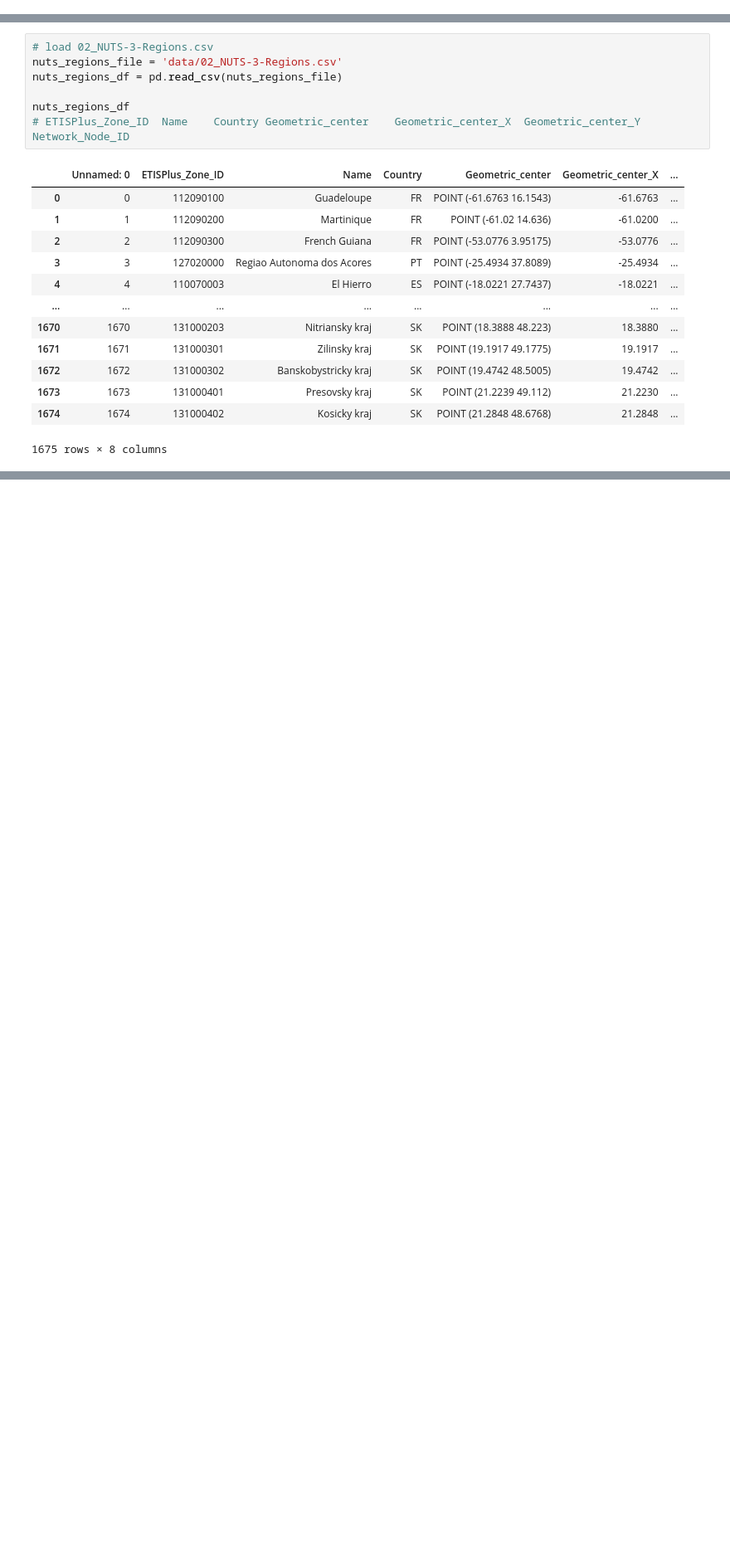
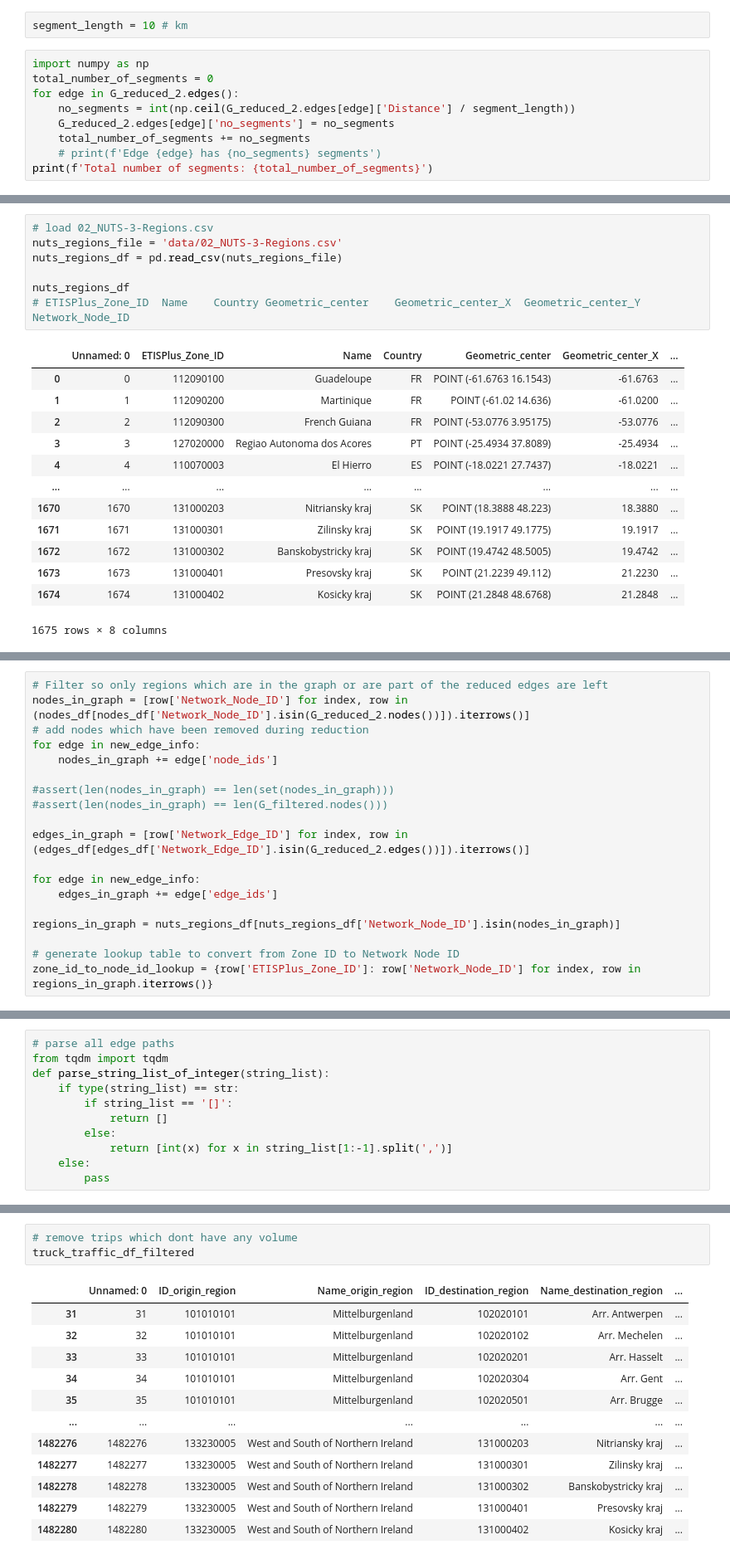
Before and after one commit to AI-for-Infrastructure-Management/imp-act, a Jupyter notebook: create_highway_network.ipynb, the cells around one changed output, grey strips where cells are left out. Shown: that part at 83% size. Saved outputs shown, nothing was run; the diff lists cells and outputs as text; blank space fills up the shorter version.

```diff
--- a/create_highway_network.ipynb
+++ b/create_highway_network.ipynb
@@ -273,0 +276,11 @@ Number of edges: 108
+# %%
+segment_length = 10 # km
+# %%
+import numpy as np
+total_number_of_segments = 0
+for edge in G_reduced_2.edges():
+    no_segments = int(np.ceil(G_reduced_2.edges[edge]['Distance'] / segment_length))
+    G_reduced_2.edges[edge]['no_segments'] = no_segments
+    total_number_of_segments += no_segments
+    # print(f'Edge {edge} has {no_segments} segments')
+print(f'Total number of segments: {total_number_of_segments}')
@@ -306,3 +310,22 @@ regions_in_graph.head()
+# %%
+# Filter so only regions which are in the graph or are part of the reduced edges are left
+nodes_in_graph = [row['Network_Node_ID'] for index, row in (nodes_df[nodes_df['Network_Node_ID'].isin(G_reduced_2.nodes())]).iterrows()]
+# add nodes which have been removed during reduction
+for edge in new_edge_info:
+    nodes_in_graph += edge['node_ids']
+
+#assert(len(nodes_in_graph) == len(set(nodes_in_graph)))
+#assert(len(nodes_in_graph) == len(G_filtered.nodes()))
+
+edges_in_graph = [row['Network_Edge_ID'] for index, row in (edges_df[edges_df['Network_Edge_ID'].isin(G_reduced_2.edges())]).iterrows()]
+
+for edge in new_edge_info:
+    edges_in_graph += edge['edge_ids']
+
+regions_in_graph = nuts_regions_df[nuts_regions_df['Network_Node_ID'].isin(nodes_in_graph)]
+
+# generate lookup table to convert from Zone ID to Network Node ID
+zone_id_to_node_id_lookup = {row['ETISPlus_Zone_ID']: row['Network_Node_ID'] for index, row in regions_in_graph.iterrows()}
 # %%
 # load 01_Trucktrafficflow.csv
 truck_traffic_file = 'data/01_Trucktrafficflow.csv'
@@ -311,0 +349,11 @@ truck_traffic_df
+# %%
+# parse all edge paths
+from tqdm import tqdm
+def parse_string_list_of_integer(string_list):
+    if type(string_list) == str:
+        if string_list == '[]':
+            return []
+        else:
+            return [int(x) for x in string_list[1:-1].split(',')]
+    else:
+        pass
@@ -311,0 +437,16 @@ truck_traffic_df
+# %%
+# remove trips which dont have any volume
+truck_traffic_df_filtered
+# %% [output]
+|  | Unnamed: 0 | ID_origin_region | Name_origin_region | ID_destination_region | Name_destination_region | ... |
+| 31 | 31 | 101010101 | Mittelburgenland | 102020101 | Arr. Antwerpen | ... |
+| 32 | 32 | 101010101 | Mittelburgenland | 102020102 | Arr. Mechelen | ... |
+| 33 | 33 | 101010101 | Mittelburgenland | 102020201 | Arr. Hasselt | ... |
+| 34 | 34 | 101010101 | Mittelburgenland | 102020304 | Arr. Gent | ... |
+| 35 | 35 | 101010101 | Mittelburgenland | 102020501 | Arr. Brugge | ... |
+| ... | ... | ... | ... | ... | ... | ... |
+| 1482276 | 1482276 | 133230005 | West and South of Northern Ireland | 131000203 | Nitriansky kraj | ... |
+| 1482277 | 1482277 | 133230005 | West and South of Northern Ireland | 131000301 | Zilinsky kraj | ... |
+| 1482278 | 1482278 | 133230005 | West and South of Northern Ireland | 131000302 | Banskobystricky kraj | ... |
+| 1482279 | 1482279 | 133230005 | West and South of Northern Ireland | 131000401 | Presovsky kraj | ... |
+| 1482280 | 1482280 | 133230005 | West and South of Northern Ireland | 131000402 | Kosicky kraj | ... |
```
Also changed, not shown: parts of 15 cells of this notebook.
